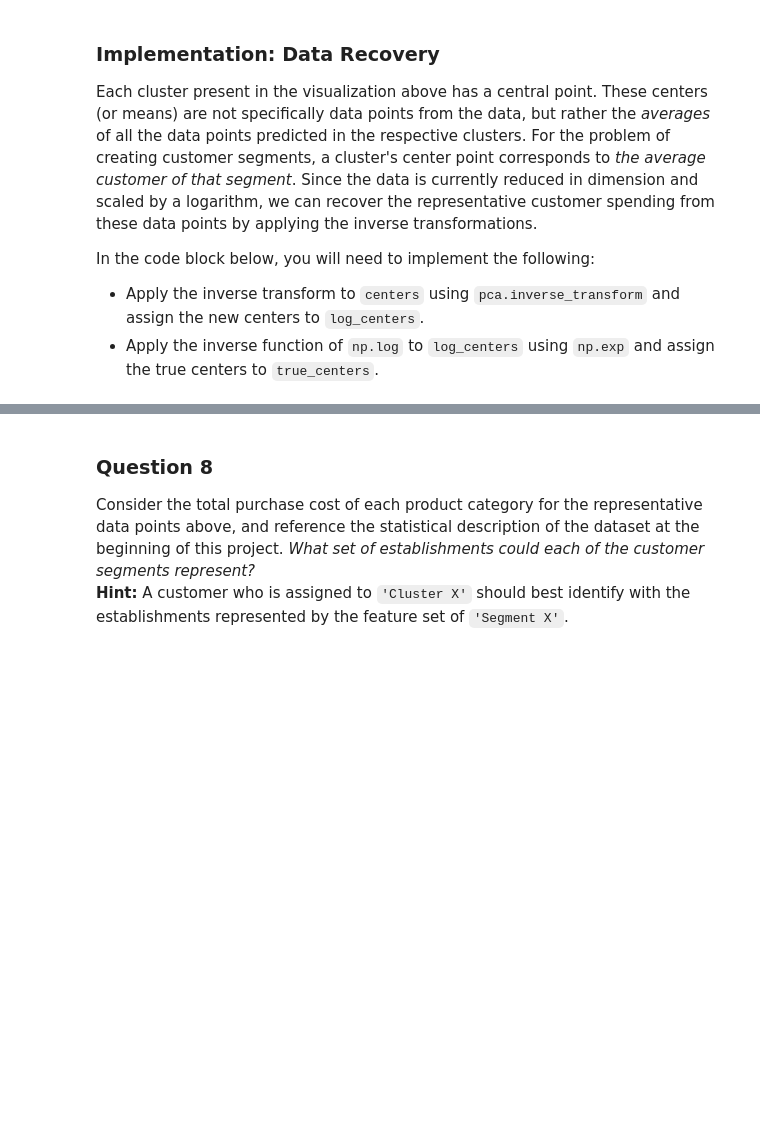
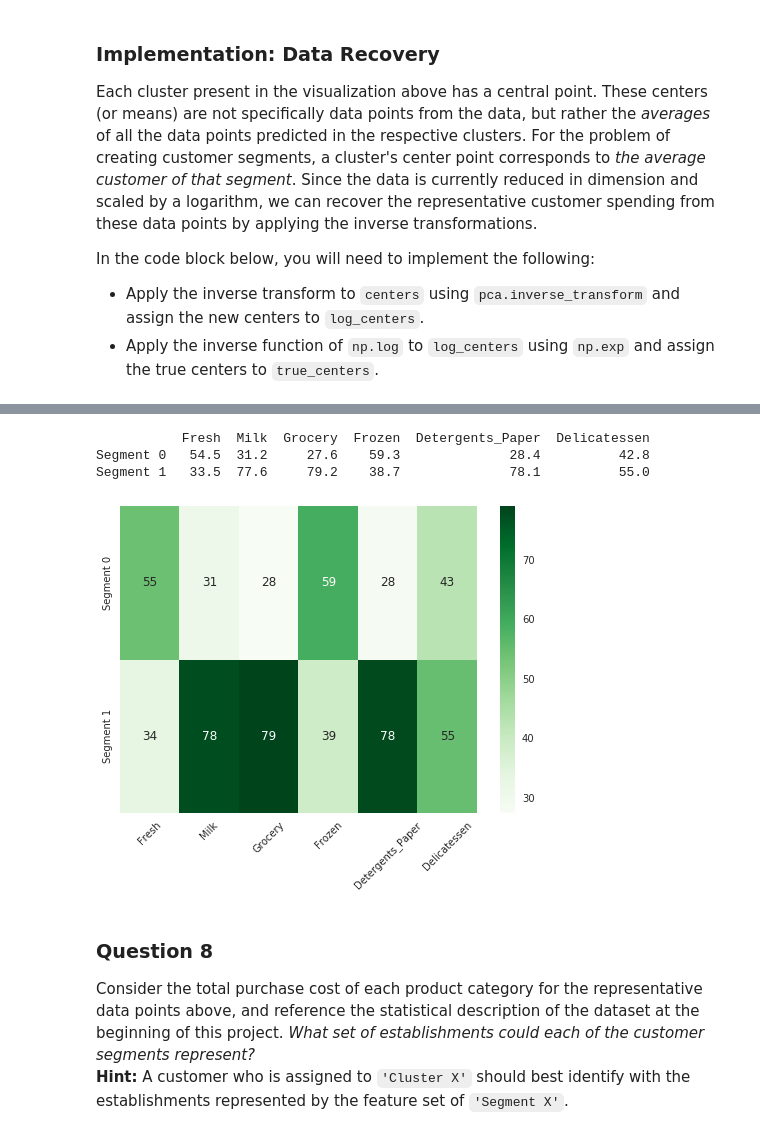
Before and after one commit to thalles753/machine-learning, a Jupyter notebook: projects/creating_customer_segments/customer_segments.ipynb, the cells around one changed output, grey strips where cells are left out. Drawn from its saved outputs; the diff is of its cells as text; code cells hidden in the pictures; blank space fills up the shorter version.

```diff
--- a/projects/creating_customer_segments/customer_segments.ipynb
+++ b/projects/creating_customer_segments/customer_segments.ipynb
@@ -572,6 +545,24 @@ display(np.exp(good_data).describe())
 | 50% | 8885.000000 | 3610.000000 | 4563.000000 | 1718.000000 | 788.000000 | 993.000000 |
 | 75% | 16958.000000 | 6878.000000 | 9739.500000 | 3738.000000 | 3647.000000 | 1825.500000 |
 | max | 112151.000000 | 54259.000000 | 92780.000000 | 35009.000000 | 40827.000000 | 16523.000000 |
+# %%
+import seaborn as sns
+
+# add the true centers as rows to our original data
+newdata_with_centers = data.append(true_centers)
+
+# show the percentiles of the centers
+ctr_pcts = 100. * np.round(newdata_with_centers.rank(axis=0, pct=True).loc[['Segment 0', 'Segment 1']],3)
+print ctr_pcts
+
+# visualize percentiles with heatmap
+_ = sns.heatmap(ctr_pcts, annot=True, cmap='Greens')
+plt.xticks(rotation=45, ha='center');
+# %% [output]
+           Fresh  Milk  Grocery  Frozen  Detergents_Paper  Delicatessen
+Segment 0   54.5  31.2     27.6    59.3              28.4          42.8
+Segment 1   33.5  77.6     79.2    38.7              78.1          55.0
+[figure, added]
 # %% [markdown]
 ### Question 8
 Consider the total purchase cost of each product category for the representative data points above, and reference the statistical description of the dataset at the beginning of this project. *What set of establishments could each of the customer segments represent?*
```
Also changed, not shown: parts of 16 cells of this notebook, 1 other file.
